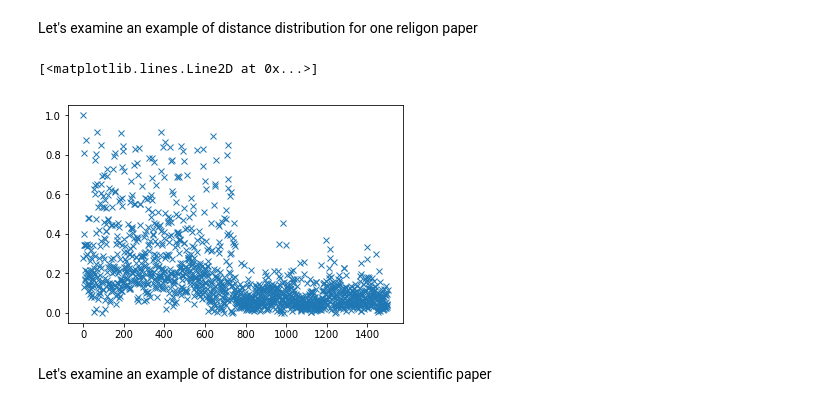
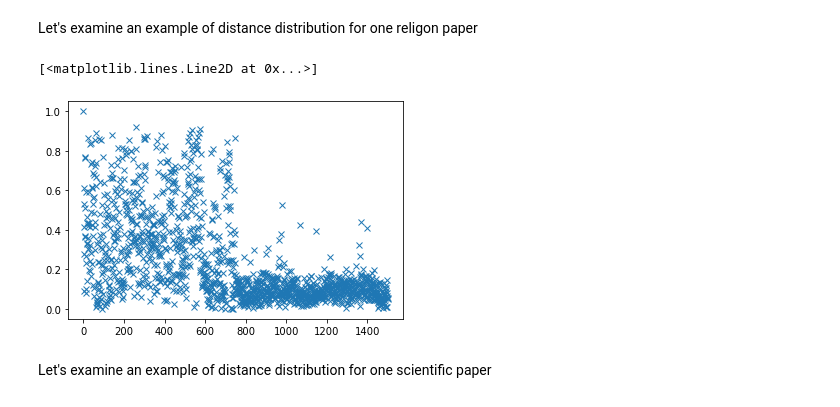
Before and after one commit to aaag97/ntds-projects, a Jupyter notebook: Project/wikipedia.ipynb, the cells around one changed output. Drawn from its saved outputs; the diff is of its cells as text; code cells hidden in the pictures.

```diff
--- a/Project/wikipedia.ipynb
+++ b/Project/wikipedia.ipynb
@@ -378,10 +390,10 @@ We notice a heavy-tailed distribution. The similarity between papers is hence co
 # %% [markdown]
 Let's examine an example of distance distribution for one religon paper
 # %%
-plt.plot(distances[1],'x')
+plt.plot(distances[0],'x')
 # %% [output]
 [<matplotlib.lines.Line2D at 0x...>]
-[figure, old version]
+[figure, new version]
 # %% [markdown]
 Let's examine an example of distance distribution for one scientific paper
 # %%
```
Also changed, not shown: parts of 6 cells of this notebook, 1 other file.
